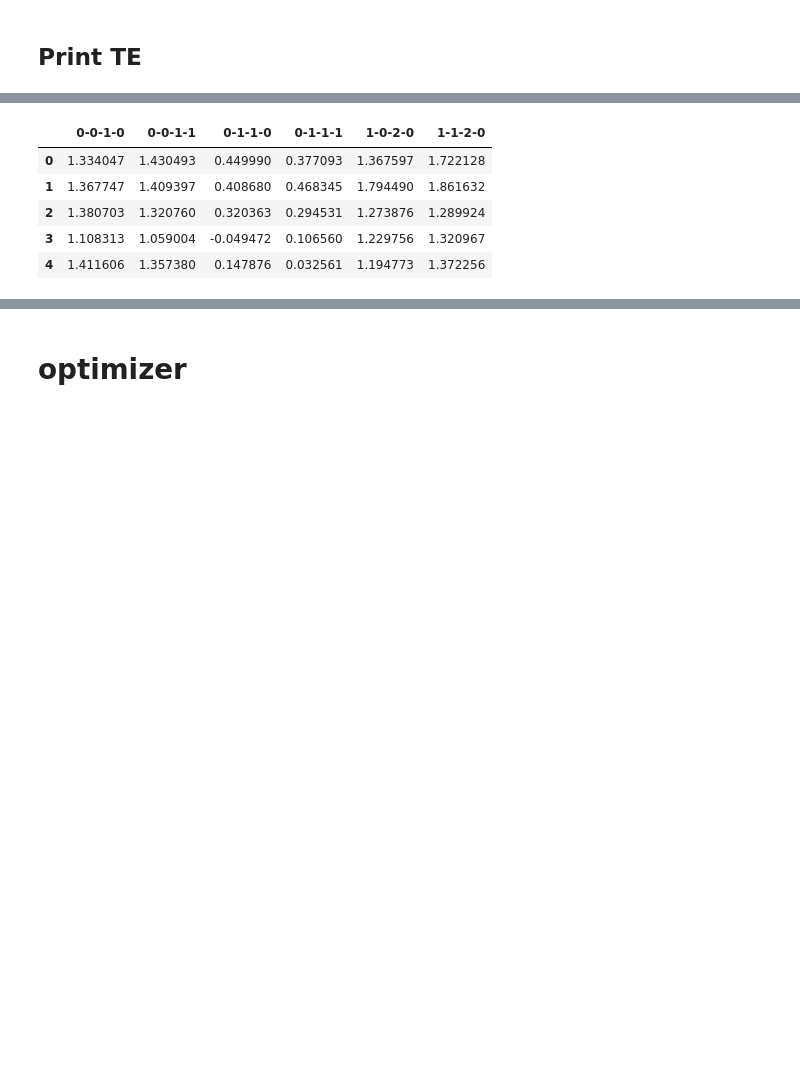
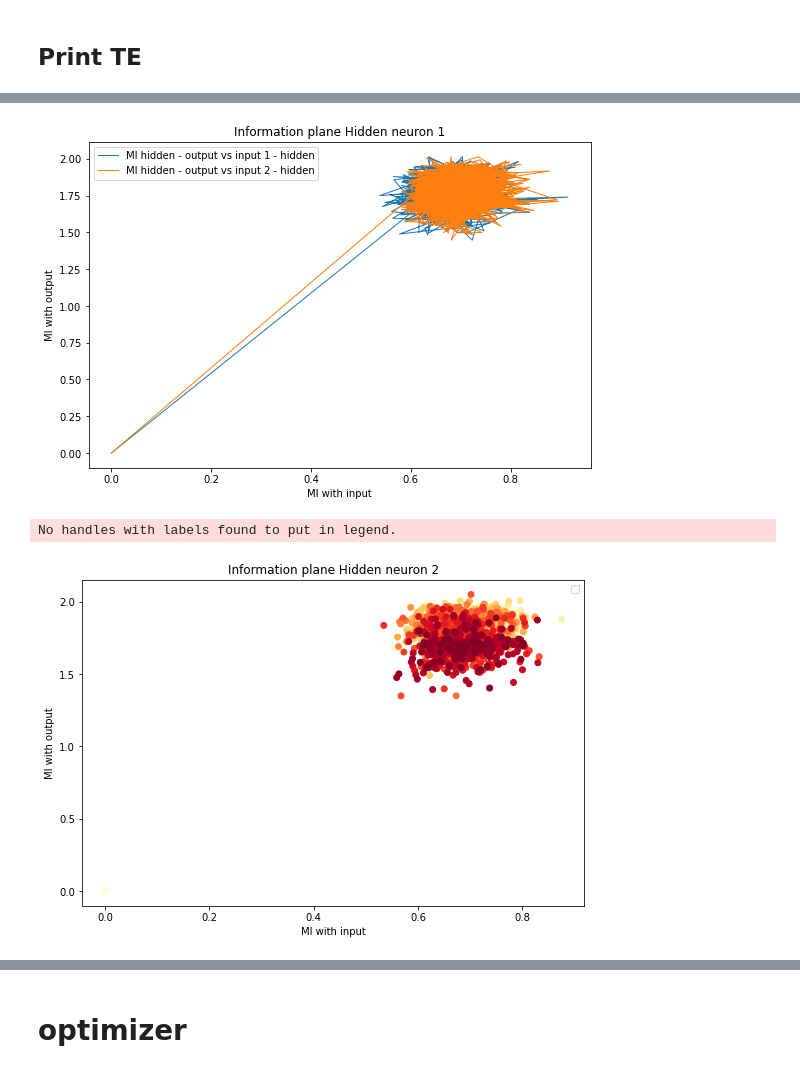
Before and after one commit to IsisChameleon/CSYS5030, a Jupyter notebook: Assignment2/xor-v5.ipynb, the cells around one changed output, grey strips where cells are left out. Cells and saved outputs as stored; diff of their text form; code cells hidden in the pictures; blank space fills up the shorter version.

```diff
--- a/Assignment2/xor-v5.ipynb
+++ b/Assignment2/xor-v5.ipynb
@@ -1030,8 +1094,8 @@ opt_name = 'SGD2'
 # %%
-
+# Training with TE in Backprop
 
 train_params_SGD2WithTE = {
-    'lr' : 0.03, #0.03, 0.025 in paper
+    'lr' : 0.01, #0.03, 0.025 in paper
     'bs' : 40,
     'past' : 40,
     'num_samples' : 200,
@@ -1039,10 +1103,12 @@ train_params_SGD2WithTE = {
     'epochs': 300, #100
     'opt_name': 'SGD2',
     'calculator_params': calculator_params,
-    'withTE': True
+    'withTE': True, # Use TE iun backprop
+    'calculateITMeasures': True,   # calculate IT Measures at each minibatch
+    'measures': {'te':True, 'mi':False, 'tek':False, 'mik': False}
 }
 
 
-for i in range(10):
+for i in range(1):
     activation_collector, teCalc, lg = train(**train_params_SGD2WithTE)
 # %% [output]
@@ -1100,3 +1136,5 @@ Saving epoch to reach target accuracy to Train-XORnet-SGD-lr0.03-bs40.csv
+# %%
+teCalc_1 = teCalc
 # %% [markdown]
 ## Print activations
 # %%
@@ -1249,9 +1269,56 @@ history.head()
-# %%
-history2.head()
-# %% [output]
-|  | 0-0-1-0 | 0-0-1-1 | 0-1-1-0 | 0-1-1-1 | 1-0-2-0 | 1-1-2-0 |
-| 0 | 1.334047 | 1.430493 | 0.449990 | 0.377093 | 1.367597 | 1.722128 |
-| 1 | 1.367747 | 1.409397 | 0.408680 | 0.468345 | 1.794490 | 1.861632 |
-| 2 | 1.380703 | 1.320760 | 0.320363 | 0.294531 | 1.273876 | 1.289924 |
-| 3 | 1.108313 | 1.059004 | -0.049472 | 0.106560 | 1.229756 | 1.320967 |
-| 4 | 1.411606 | 1.357380 | 0.147876 | 0.032561 | 1.194773 | 1.372256 |
+# %%
+
+# import seaborn
+import seaborn as sns
+from matplotlib import cm
+
+# MI with Input
+
+historymi = teCalc_1.mikHistory
+
+# Hidden Neuron 1
+
+
+x1 = historymi['0-0-1-0']
+x2 = historymi['0-1-1-0']
+y1 = historymi['1-0-2-0']
+
+fig, axs= plt.subplots(1, 1, figsize=(9, 6))
+plt.title('Information plane Hidden neuron 1')
+axs.set_xlabel('MI with input')
+axs.set_ylabel('MI with output')
+
+axs.plot(x1, y1, linewidth=1, label='MI hidden - output vs input 1 - hidden')
+axs.plot(x2, y1,  linewidth=1, label='MI hidden - output vs input 2 - hidden')
+
+plt.legend()
+plt.show()
+
+
+# Hidden neuron 2
+
+x1 = historymi['0-0-1-1']
+x2 = historymi['0-1-1-1']
+y1 = historymi['1-1-2-0']
+
+fig, axs= plt.subplots(1, 1, figsize=(9, 6))
+plt.title('Information plane Hidden neuron 2')
+axs.set_xlabel('MI with input')
+axs.set_ylabel('MI with output')
+
+#axs.plot(x1, y1, linewidth=1, label='MI hidden 2 - output vs input 1 - hidden 2')
+#axs.plot(x2, y1,  linewidth=1, label='MI hidden 2 - output vs input 2 - hidden 2')
+axs.scatter(x1, y1, c=[i for i in range(len(x1))], cmap='YlOrRd')
+#axs.scatter(x2, y1, c=[i for i in range(len(x1))], cmap='YlOrRd')
+plt.legend()
+plt.show()
+
+
+# g =sns.scatterplot(x='0-0-1-1', y='1-1-2-0',
+#               hue="continent",
+#               data=pd.DataFrame(historymi));
+# g.set(xscale="log"); https://cmdlinetips.com/2019/04/how-to-specify-colors-to-scatter-plots-in-python/
+# %% [output]
+[figure, added]
+No handles with labels found to put in legend.
+[figure, added]
```
Also changed, not shown: parts of 29 cells of this notebook, 3 other files.
